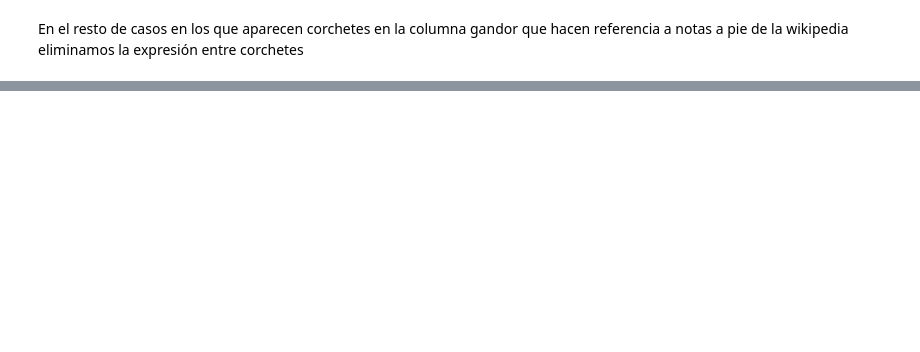
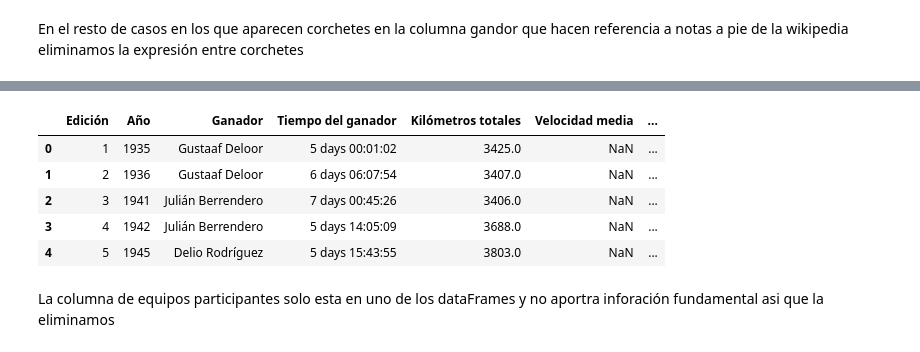
Before and after one commit to Rcm89/Proyecto5-RecorridosCiclsitas, a Jupyter notebook: notebooks/escrapeo-wikipedia.ipynb, the cells around one changed output, grey strips where cells are left out. Cells and saved outputs as stored; diff of their text form; code cells hidden in the pictures; blank space fills up the shorter version.

```diff
--- a/notebooks/escrapeo-wikipedia.ipynb
+++ b/notebooks/escrapeo-wikipedia.ipynb
@@ -144,0 +255,12 @@ for i in range(len(lista_dataframes)):
+# %%
+# Renombrar la columna 'Velocidad media (km/h)' a 'Velocidad media'
+lista_dataframes[0].rename(columns={'Velocidad media (km/h)': 'Velocidad media'}, inplace=True)
+# %%
+for i in range(len(lista_dataframes)):
+    lista_dataframes[i]['Velocidad media'] = (
+        lista_dataframes[i]['Velocidad media']
+        .astype(str)  # Asegura que los valores son strings
+        .str.replace(' km/h', '', regex=False)
+        .str.replace(' km/h.', '', regex=False)
+        .str.replace('km/h', '', regex=False)
+    )
@@ -144,0 +276,8 @@ for i in range(len(lista_dataframes)):
+# %%
+#Esta conversion ha dado muhcos problemas por el caracter especial \xa0 presente en algunas de las celdas
+for i in range(len(lista_dataframes)):
+    lista_dataframes[i]['Velocidad media'] = pd.to_numeric(
+        lista_dataframes[i]['Velocidad media']
+        .str.replace('\xa0', '')  # Elimina espacios no rompibles
+        .str.replace(',', '.'),  # Reemplaza comas con puntos
+        errors='coerce')
@@ -144,0 +286,5 @@ for i in range(len(lista_dataframes)):
+# %%
+for i in range(len(lista_dataframes)):
+    lista_dataframes[i][['N.º de corredores que participaron', 'N.º de corredores que finalizaron']] = lista_dataframes[i][
+        ['N.º de corredores que participaron', 'N.º de corredores que finalizaron']
+    ].apply(pd.to_numeric, errors='coerce').astype('Int64')
@@ -144,0 +311,11 @@ for i in range(len(lista_dataframes)):
+# %%
+lista_dataframes[2].head()
+# %% [output]
+|  | Edición | Año | Ganador | Tiempo del ganador | Kilómetros totales | Velocidad media | ... |
+| 0 | 1 | 1935 | Gustaaf Deloor | 5 days 00:01:02 | 3425.0 | NaN | ... |
+| 1 | 2 | 1936 | Gustaaf Deloor | 6 days 06:07:54 | 3407.0 | NaN | ... |
+| 2 | 3 | 1941 | Julián Berrendero | 7 days 00:45:26 | 3406.0 | NaN | ... |
+| 3 | 4 | 1942 | Julián Berrendero | 5 days 14:05:09 | 3688.0 | NaN | ... |
+| 4 | 5 | 1945 | Delio Rodríguez | 5 days 15:43:55 | 3803.0 | NaN | ... |
+# %% [markdown]
+La columna de equipos participantes solo esta en uno de los dataFrames y no aportra inforación fundamental asi que la eliminamos
```
Also changed, not shown: parts of 28 cells of this notebook, 5 other files.
